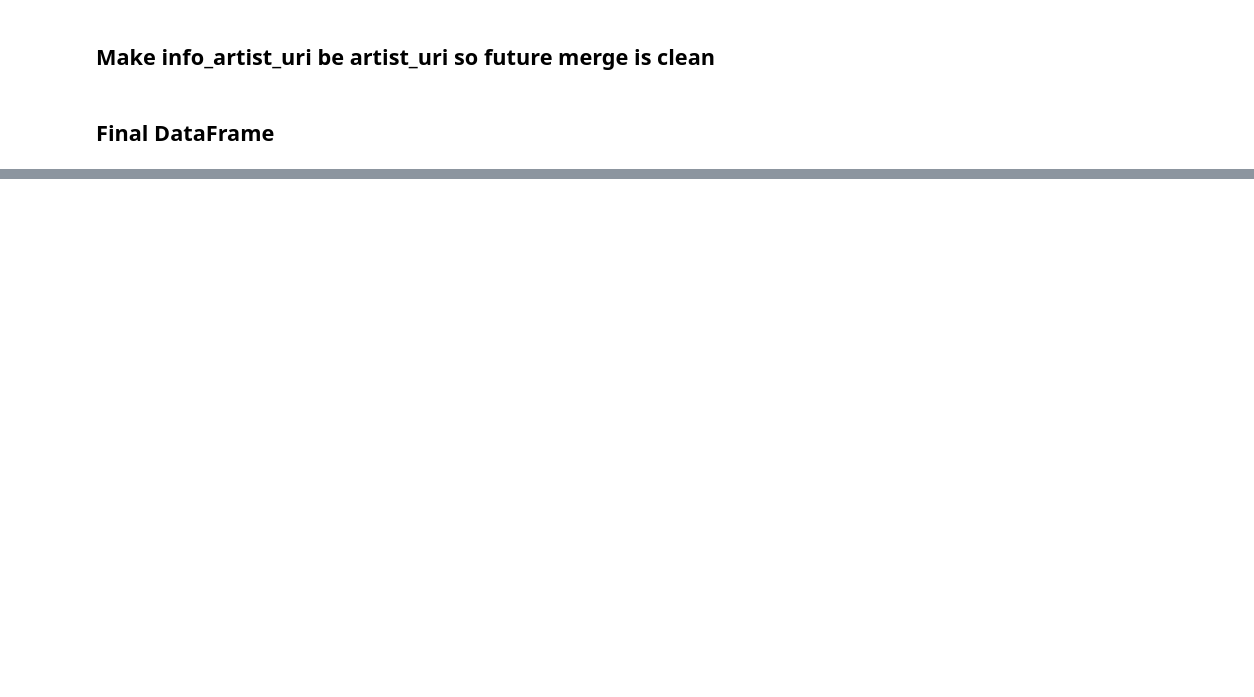
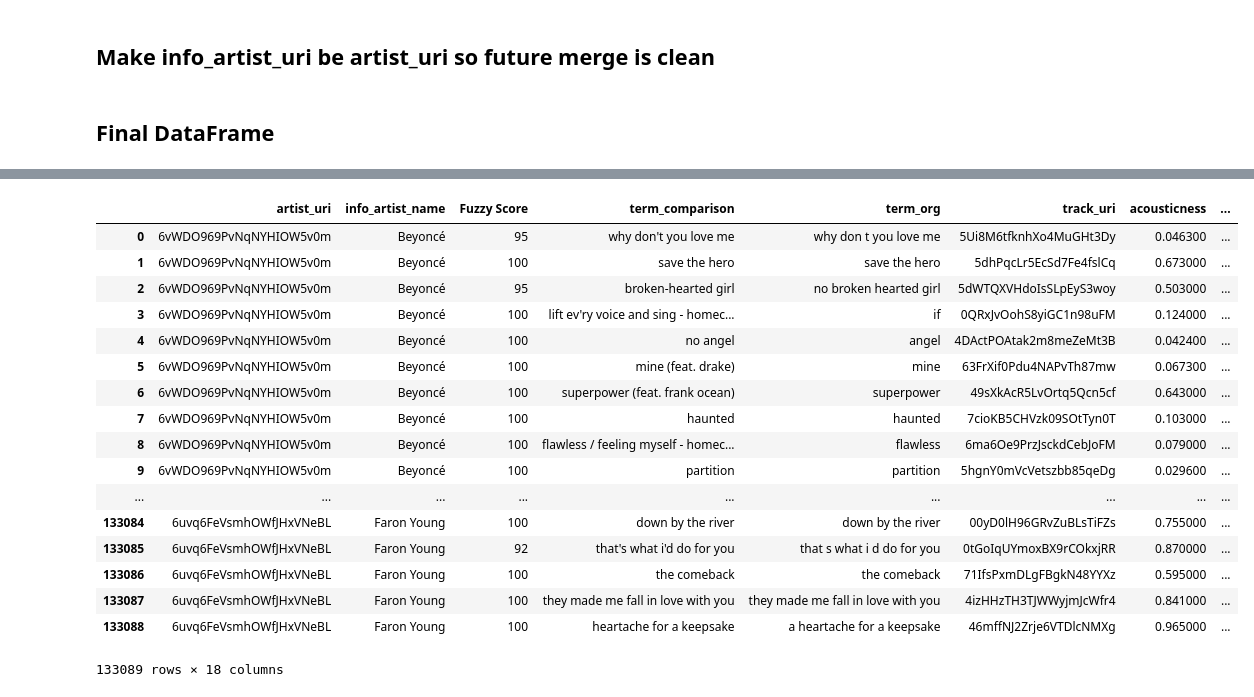
Before and after one commit to VintageGold/SSP, a Jupyter notebook: Spotify/Generate_Kaggle_Dataset.ipynb, the cells around one changed output, grey strips where cells are left out. Drawn from its saved outputs; the diff is of its cells as text; code cells hidden in the pictures; blank space fills up the shorter version.

```diff
--- a/Spotify/Generate_Kaggle_Dataset.ipynb
+++ b/Spotify/Generate_Kaggle_Dataset.ipynb
@@ -327,0 +389,23 @@ df_lyrics_complete = df_successful_matches.merge(df_complete,left_on='term_org',
+# %%
+df_audio_features = pd.read_csv('Data/master_nlp_audio_features.csv',sep='|')
+# %%
+df_audio_features
+# %% [output]
+|  | artist_uri | info_artist_name | Fuzzy Score | term_comparison | term_org | track_uri | acousticness | ... |
+| 0 | 6vWDO969PvNqNYHIOW5v0m | Beyoncé | 95 | why don't you love me | why don t you love me | 5Ui8M6tfknhXo4MuGHt3Dy | 0.046300 | ... |
+| 1 | 6vWDO969PvNqNYHIOW5v0m | Beyoncé | 100 | save the hero | save the hero | 5dhPqcLr5EcSd7Fe4fslCq | 0.673000 | ... |
+| 2 | 6vWDO969PvNqNYHIOW5v0m | Beyoncé | 95 | broken-hearted girl | no broken hearted girl | 5dWTQXVHdoIsSLpEyS3woy | 0.503000 | ... |
+| 3 | 6vWDO969PvNqNYHIOW5v0m | Beyoncé | 100 | lift ev'ry voice and sing - homec... | if | 0QRxJvOohS8yiGC1n98uFM | 0.124000 | ... |
+| 4 | 6vWDO969PvNqNYHIOW5v0m | Beyoncé | 100 | no angel | angel | 4DActPOAtak2m8meZeMt3B | 0.042400 | ... |
+| 5 | 6vWDO969PvNqNYHIOW5v0m | Beyoncé | 100 | mine (feat. drake) | mine | 63FrXif0Pdu4NAPvTh87mw | 0.067300 | ... |
+| 6 | 6vWDO969PvNqNYHIOW5v0m | Beyoncé | 100 | superpower (feat. frank ocean) | superpower | 49sXkAcR5LvOrtq5Qcn5cf | 0.643000 | ... |
+| 7 | 6vWDO969PvNqNYHIOW5v0m | Beyoncé | 100 | haunted | haunted | 7cioKB5CHVzk09SOtTyn0T | 0.103000 | ... |
+| 8 | 6vWDO969PvNqNYHIOW5v0m | Beyoncé | 100 | flawless / feeling myself - homec... | flawless | 6ma6Oe9PrzJsckdCebJoFM | 0.079000 | ... |
+| 9 | 6vWDO969PvNqNYHIOW5v0m | Beyoncé | 100 | partition | partition | 5hgnY0mVcVetszbb85qeDg | 0.029600 | ... |
+| ... | ... | ... | ... | ... | ... | ... | ... | ... |
+| 133084 | 6uvq6FeVsmhOWfJHxVNeBL | Faron Young | 100 | down by the river | down by the river | 00yD0lH96GRvZuBLsTiFZs | 0.755000 | ... |
+| 133085 | 6uvq6FeVsmhOWfJHxVNeBL | Faron Young | 92 | that's what i'd do for you | that s what i d do for you | 0tGoIqUYmoxBX9rCOkxjRR | 0.870000 | ... |
+| 133086 | 6uvq6FeVsmhOWfJHxVNeBL | Faron Young | 100 | the comeback | the comeback | 71IfsPxmDLgFBgkN48YYXz | 0.595000 | ... |
+| 133087 | 6uvq6FeVsmhOWfJHxVNeBL | Faron Young | 100 | they made me fall in love with you | they made me fall in love with you | 4izHHzTH3TJWWyjmJcWfr4 | 0.841000 | ... |
+| 133088 | 6uvq6FeVsmhOWfJHxVNeBL | Faron Young | 100 | heartache for a keepsake | a heartache for a keepsake | 46mffNJ2Zrje6VTDlcNMXg | 0.965000 | ... |
+133089 rows × 18 columns
```
Also changed, not shown: parts of 28 cells of this notebook.
